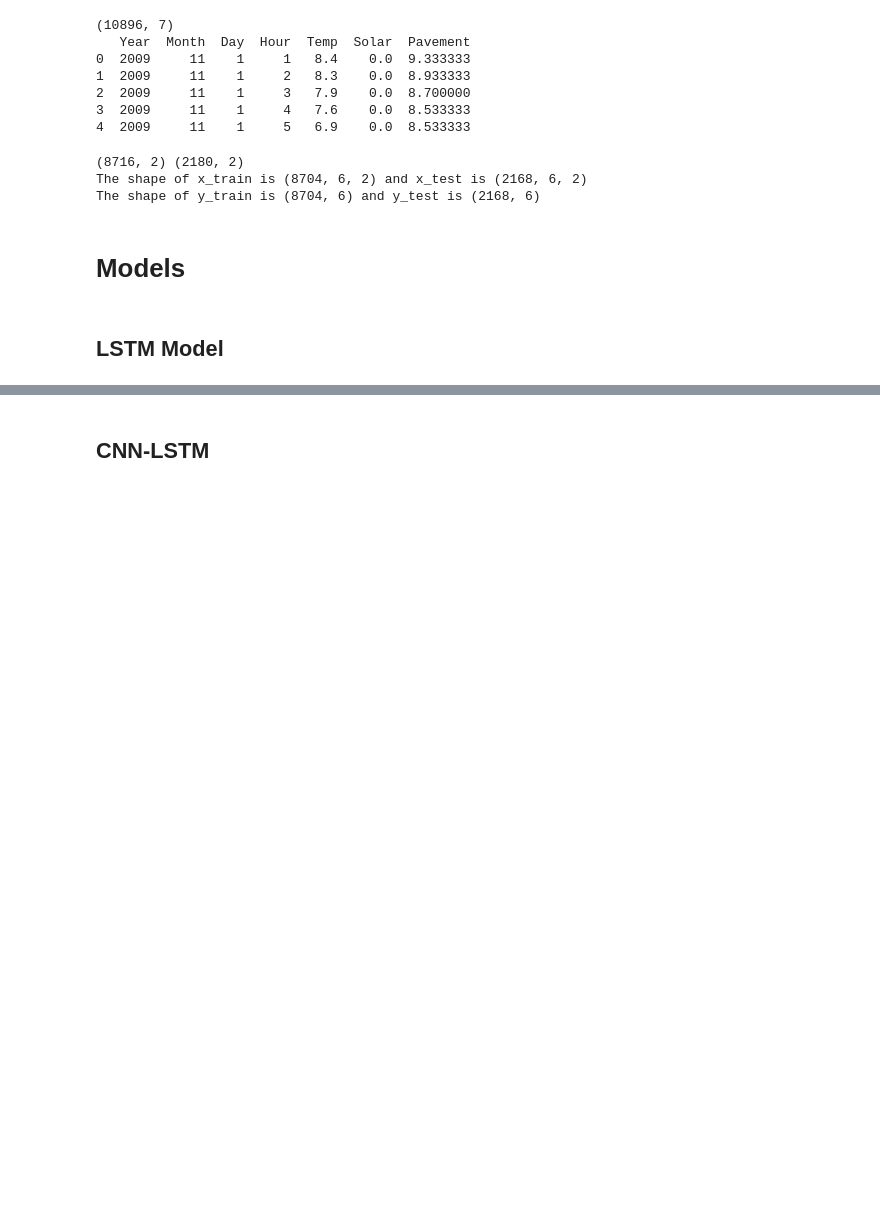
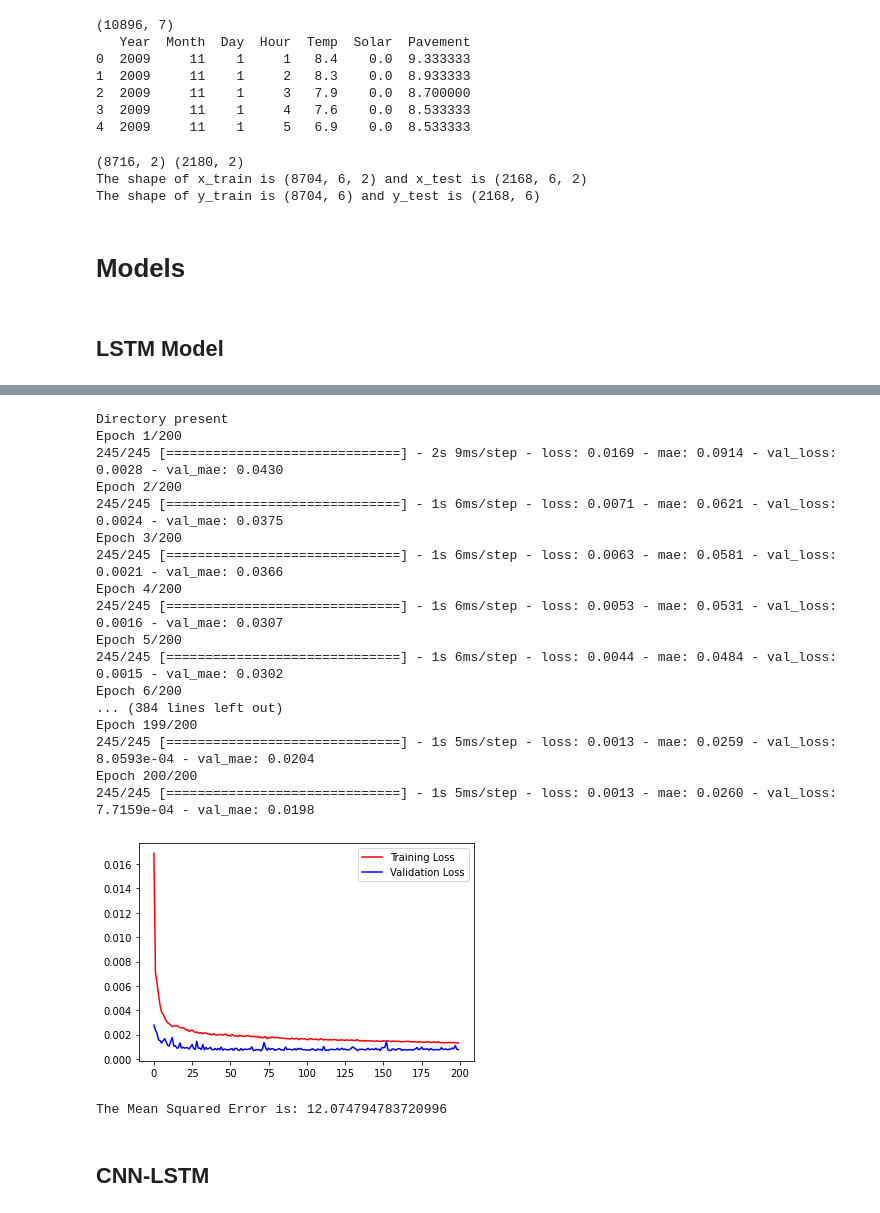
Before and after one commit to msaad1311/Pavement-Temperature-Prediction, a Jupyter notebook: Code/Jupyter Notebook/02 - Forecasting.ipynb, the cells around one changed output, grey strips where cells are left out. Drawn from its saved outputs; the diff is of its cells as text; code cells hidden in the pictures; blank space fills up the shorter version.

```diff
--- a/Code/Jupyter Notebook/02 - Forecasting.ipynb
+++ b/Code/Jupyter Notebook/02 - Forecasting.ipynb
@@ -518,3 +259,78 @@ The Mean Squared Error is: 31.42140172431187
+# %%
+## Attention model
+K.clear_session()
+atten_lstm = keras.Sequential()
+atten_lstm.add(keras.layers.LSTM(64, return_sequences=True, input_shape=(x_train.shape[1], x_train.shape[2])))
+atten_lstm.add(keras.layers.LSTM(64, return_sequences=True))
+atten_lstm.add(keras.layers.Dropout(0.3))
+atten_lstm.add(keras.layers.LSTM(64, return_sequences=True))
+atten_lstm.add(keras.layers.LSTM(64, return_sequences=True))
+atten_lstm.add(attention(return_sequences=True))
+atten_lstm.add(keras.layers.Flatten())
+atten_lstm.add(keras.layers.Dense(512, activation='relu'))
+atten_lstm.add(keras.layers.Dense(128, activation='relu'))
+atten_lstm.add(keras.layers.Dense(64, activation='relu'))
+atten_lstm.add(keras.layers.Dropout(0.3))
+atten_lstm.add(keras.layers.Dense(32))
+atten_lstm.add(keras.layers.Dense(6))
+
+atten_lstm.compile(loss='mse', optimizer=keras.optimizers.Adam(learning_rate=0.001), metrics=['mae'])
+# %%
+## Saving the result file to the folder of the model
+
+try:
+    os.chdir(os.path.join(dest,'LSTM'))
+    print('Directory present')
+except FileNotFoundError:
+    print('Creating a new directory......')
+    os.chdir(os.path.join(dest))
+    os.mkdir('LSTM')
+    os.chdir(os.path.join(dest,'LSTM'))
+    print('New Directory Created')
+
+history = atten_lstm.fit(x_train,y_train,validation_split=0.1,batch_size=32,epochs=200,callbacks=[checkpoint_attention])
+
+plt.plot(history.history['loss'],'r',label='Training Loss')
+plt.plot(history.history['val_loss'],'b',label='Validation Loss')
+plt.legend()
+plt.show()
+
+atten_lstm.load_weights(filepath_attention)
+preds = atten_lstm.predict(x_test)
+
+y_test_unscaled = scaler.inverse_transform(y_test)
+y_pred_unscaled = scaler.inverse_transform(preds)
+
+e_mse = mse(y_test_unscaled[:,5],y_pred_unscaled[:,5])
+print(f'The Mean Squared Error is: {e_mse}')
+
+for i in range(y_test.shape[1]):
+        sheet2.write(0, 0, 'MSE')
+        sheet2.write(0, 1, 'Hours Ahead')
+        sheet2.write(i + 1, 0, mse(y_test_unscaled[:,i],y_pred_unscaled[:,i]))
+        sheet2.write(i + 1, 1, i+1)
+
+wk.save(f'LSTM Result.xls')
+# %% [output]
+Directory present
+Epoch 1/200
+245/245 [==============================] - 2s 9ms/step - loss: 0.0169 - mae: 0.0914 - val_loss: 0.0028 - val_mae: 0.0430
+Epoch 2/200
+245/245 [==============================] - 1s 6ms/step - loss: 0.0071 - mae: 0.0621 - val_loss: 0.0024 - val_mae: 0.0375
+Epoch 3/200
+245/245 [==============================] - 1s 6ms/step - loss: 0.0063 - mae: 0.0581 - val_loss: 0.0021 - val_mae: 0.0366
+Epoch 4/200
+245/245 [==============================] - 1s 6ms/step - loss: 0.0053 - mae: 0.0531 - val_loss: 0.0016 - val_mae: 0.0307
+Epoch 5/200
+245/245 [==============================] - 1s 6ms/step - loss: 0.0044 - mae: 0.0484 - val_loss: 0.0015 - val_mae: 0.0302
+Epoch 6/200
+... (384 lines left out)
+Epoch 199/200
+245/245 [==============================] - 1s 5ms/step - loss: 0.0013 - mae: 0.0259 - val_loss: 8.0593e-04 - val_mae: 0.0204
+Epoch 200/200
+245/245 [==============================] - 1s 5ms/step - loss: 0.0013 - mae: 0.0260 - val_loss: 7.7159e-04 - val_mae: 0.0198
+[figure, added]
+The Mean Squared Error is: 12.074794783720996
 # %% [markdown]
 ## CNN-LSTM
 # %%
```
Also changed, not shown: parts of 47 cells of this notebook, 3 other files.
